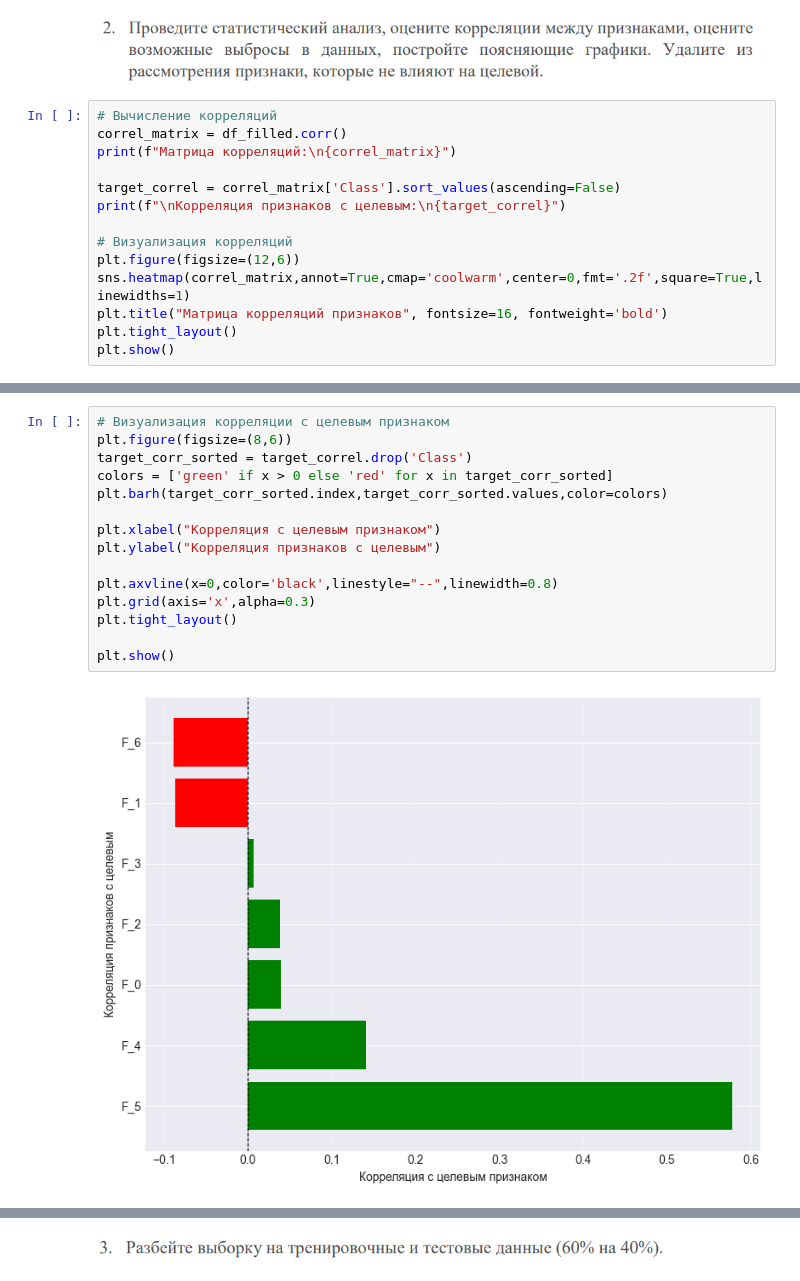
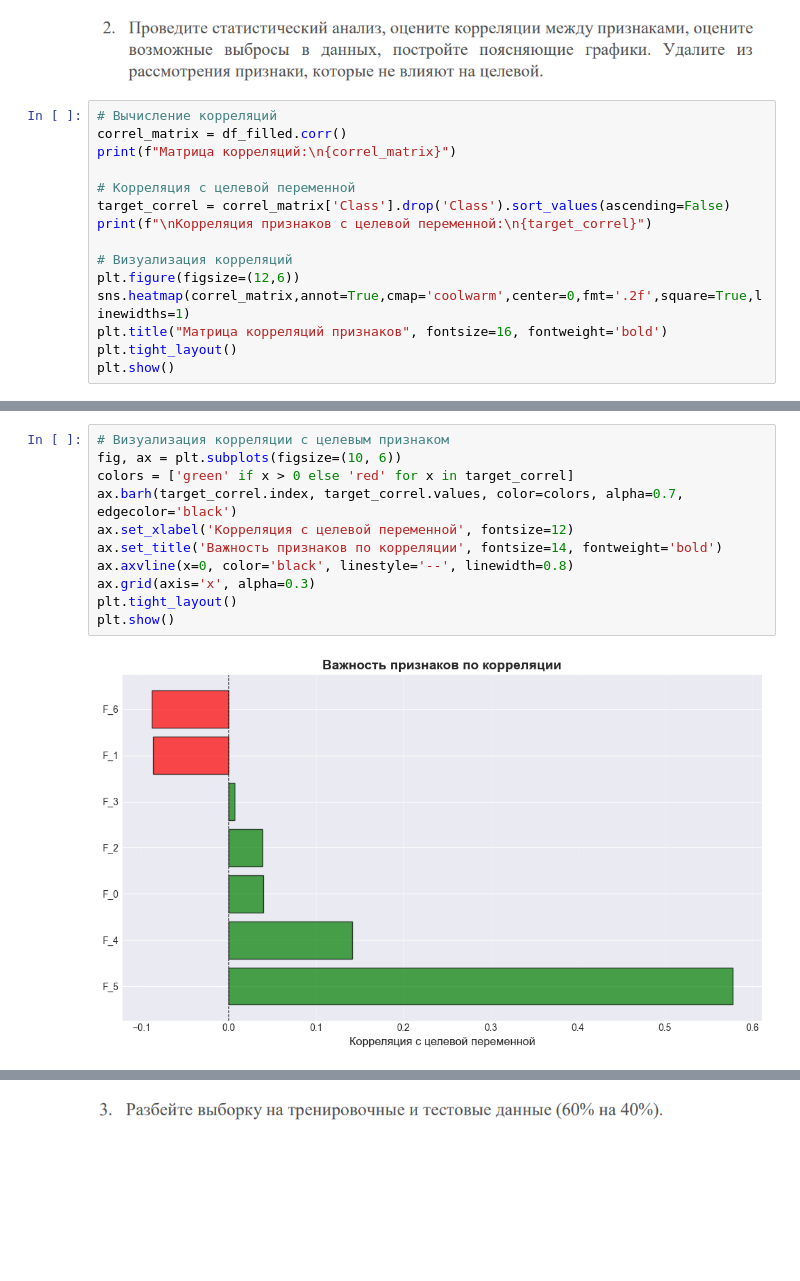
Before and after one commit to medicsera/MachineLerning, a Jupyter notebook: ClassificationTask.ipynb, the cells around one changed output, grey strips where cells are left out. Saved outputs shown, nothing was run; the diff lists cells and outputs as text; blank space fills up the shorter version.

```diff
--- a/ClassificationTask.ipynb
+++ b/ClassificationTask.ipynb
@@ -168,8 +162,9 @@ Class: 0 выборос(ов) (0.0%) Границы: -3.00,5.00
 correl_matrix = df_filled.corr()
 print(f"Матрица корреляций:\n{correl_matrix}")
 
-target_correl = correl_matrix['Class'].sort_values(ascending=False)
-print(f"\nКорреляция признаков с целевым:\n{target_correl}")
+# Корреляция с целевой переменной
+target_correl = correl_matrix['Class'].drop('Class').sort_values(ascending=False)
+print(f"\nКорреляция признаков с целевой переменной:\n{target_correl}")
 
 # Визуализация корреляций
 plt.figure(figsize=(12,6))
@@ -198,19 +193,15 @@ Name: Class, dtype: float64
 [figure]
 # %%
 # Визуализация корреляции с целевым признаком
-plt.figure(figsize=(8,6))
-target_corr_sorted = target_correl.drop('Class')
-colors = ['green' if x > 0 else 'red' for x in target_corr_sorted]
-plt.barh(target_corr_sorted.index,target_corr_sorted.values,color=colors)
-
-plt.xlabel("Корреляция с целевым признаком")
-plt.ylabel("Корреляция признаков с целевым")
-
-plt.axvline(x=0,color='black',linestyle="--",linewidth=0.8)
-plt.grid(axis='x',alpha=0.3)
+fig, ax = plt.subplots(figsize=(10, 6))
+colors = ['green' if x > 0 else 'red' for x in target_correl]
+ax.barh(target_correl.index, target_correl.values, color=colors, alpha=0.7, edgecolor='black')
+ax.set_xlabel('Корреляция с целевой переменной', fontsize=12)
+ax.set_title('Важность признаков по корреляции', fontsize=14, fontweight='bold')
+ax.axvline(x=0, color='black', linestyle='--', linewidth=0.8)
+ax.grid(axis='x', alpha=0.3)
 plt.tight_layout()
-
 plt.show()
 # %% [output]
-[figure, old version]
+[figure, new version]
 # %%
```
Also changed, not shown: parts of 15 cells of this notebook, 2 other files.
